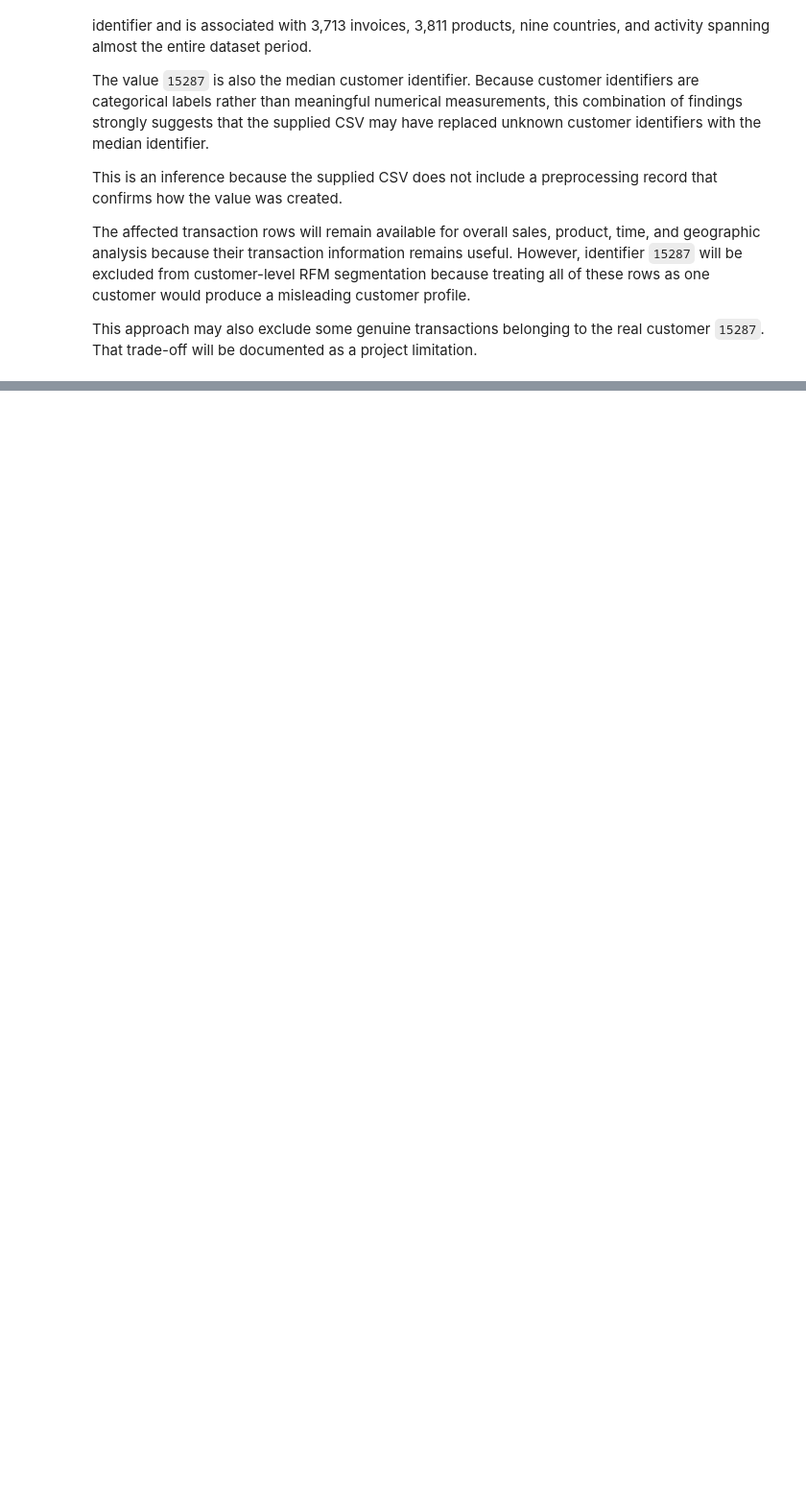
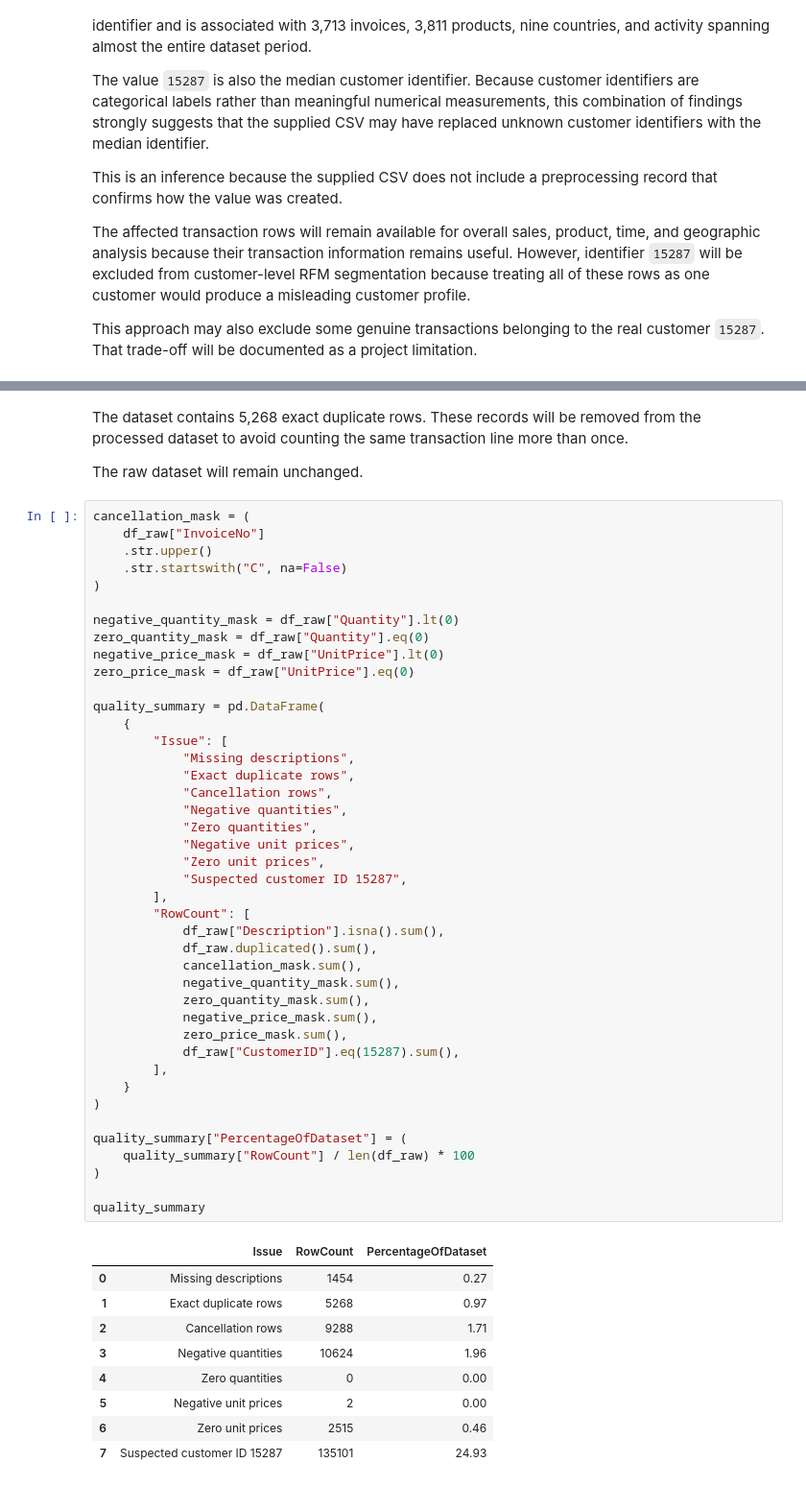
Before and after one commit to Ellusive89/CI-DA-Project-2-Online-Retail-Transaction-Analysis, a Jupyter notebook: jupyter_notebooks/01_ETL_Data_Cleaning.ipynb, the cells around one changed output, grey strips where cells are left out. Shown at 96% size. Drawn from its saved outputs; the diff is of its cells as text; blank space fills up the shorter version.

```diff
--- a/jupyter_notebooks/01_ETL_Data_Cleaning.ipynb
+++ b/jupyter_notebooks/01_ETL_Data_Cleaning.ipynb
@@ -259,0 +350,56 @@ This approach may also exclude some genuine transactions belonging to the real c
+# %% [markdown]
+The dataset contains 5,268 exact duplicate rows. These records will be removed from the processed dataset to avoid counting the same transaction line more than once.
+
+The raw dataset will remain unchanged.
+# %%
+cancellation_mask = (
+    df_raw["InvoiceNo"]
+    .str.upper()
+    .str.startswith("C", na=False)
+)
+
+negative_quantity_mask = df_raw["Quantity"].lt(0)
+zero_quantity_mask = df_raw["Quantity"].eq(0)
+negative_price_mask = df_raw["UnitPrice"].lt(0)
+zero_price_mask = df_raw["UnitPrice"].eq(0)
+
+quality_summary = pd.DataFrame(
+    {
+        "Issue": [
+            "Missing descriptions",
+            "Exact duplicate rows",
+            "Cancellation rows",
+            "Negative quantities",
+            "Zero quantities",
+            "Negative unit prices",
+            "Zero unit prices",
+            "Suspected customer ID 15287",
+        ],
+        "RowCount": [
+            df_raw["Description"].isna().sum(),
+            df_raw.duplicated().sum(),
+            cancellation_mask.sum(),
+            negative_quantity_mask.sum(),
+            zero_quantity_mask.sum(),
+            negative_price_mask.sum(),
+            zero_price_mask.sum(),
+            df_raw["CustomerID"].eq(15287).sum(),
+        ],
+    }
+)
+
+quality_summary["PercentageOfDataset"] = (
+    quality_summary["RowCount"] / len(df_raw) * 100
+)
+
+quality_summary
+# %% [output]
+|  | Issue | RowCount | PercentageOfDataset |
+| 0 | Missing descriptions | 1454 | 0.27 |
+| 1 | Exact duplicate rows | 5268 | 0.97 |
+| 2 | Cancellation rows | 9288 | 1.71 |
+| 3 | Negative quantities | 10624 | 1.96 |
+| 4 | Zero quantities | 0 | 0.00 |
+| 5 | Negative unit prices | 2 | 0.00 |
+| 6 | Zero unit prices | 2515 | 0.46 |
+| 7 | Suspected customer ID 15287 | 135101 | 24.93 |
```
Also changed, not shown: parts of 17 cells of this notebook.
